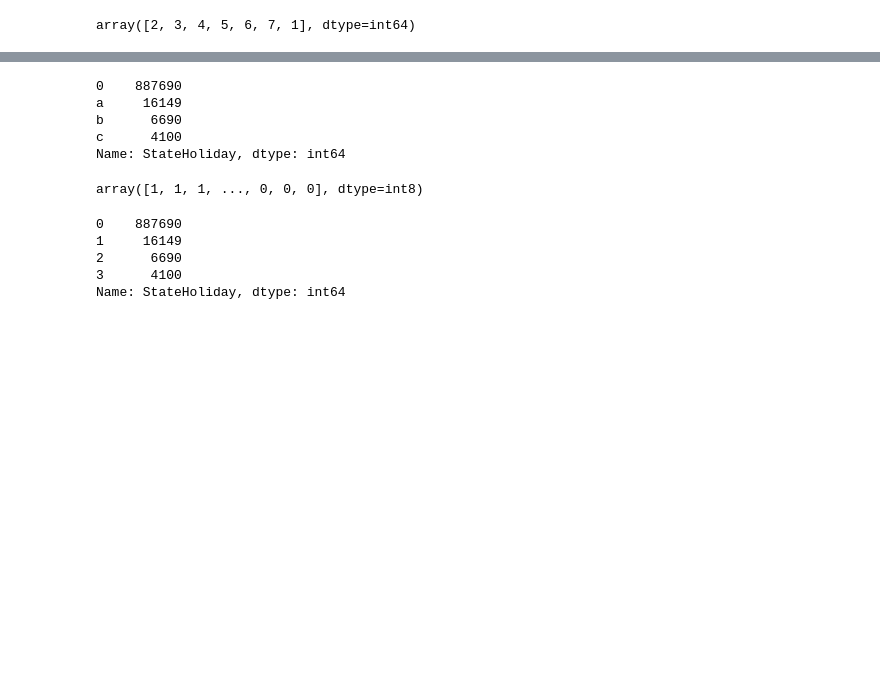
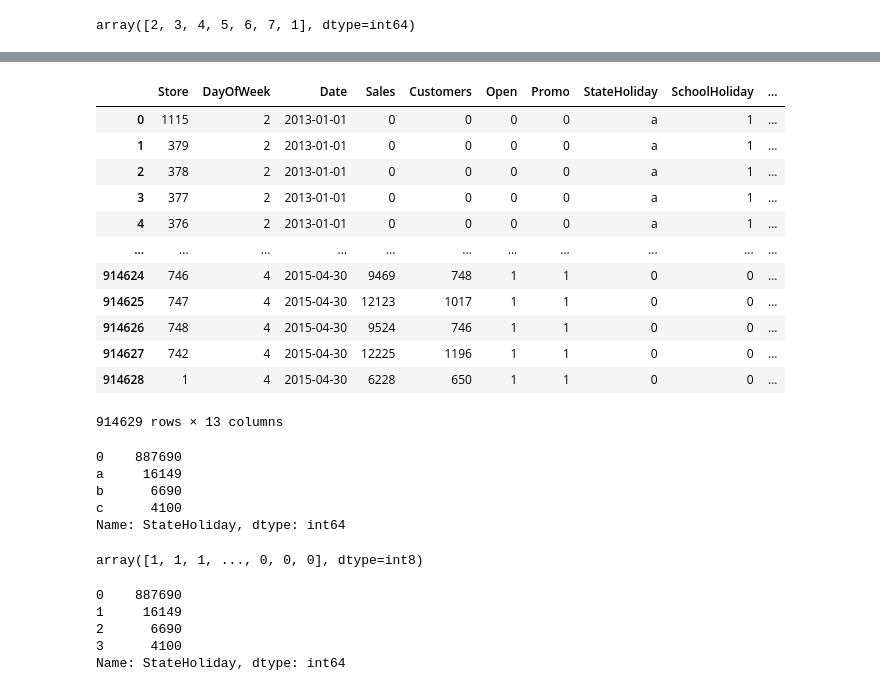
Before and after one commit to mcabanlit/drug-store-chain, a Jupyter notebook: drug-store-sales-prediction.ipynb, the cells around one changed output, grey strips where cells are left out. Drawn from its saved outputs; the diff is of its cells as text; code cells hidden in the pictures; blank space fills up the shorter version.

```diff
--- a/drug-store-sales-prediction.ipynb
+++ b/drug-store-sales-prediction.ipynb
@@ -149,7 +141,4 @@ saleDayOfYear    0
 dtype: int64
-# %%
-# Now that we have enriched the DataFrame with columnized features for our date, we can remove the Date column
-sales_df.drop("Date", axis=1, inplace=True)
 # %%
 for label, content in sales_df.items():
     if not pd.api.types.is_numeric_dtype(content):
@@ -158,4 +148,20 @@ for label, content in sales_df.items():
 StateHoliday
+# %%
+sales_df
+# %% [output]
+|  | Store | DayOfWeek | Date | Sales | Customers | Open | Promo | StateHoliday | SchoolHoliday | ... |
+| 0 | 1115 | 2 | 2013-01-01 | 0 | 0 | 0 | 0 | a | 1 | ... |
+| 1 | 379 | 2 | 2013-01-01 | 0 | 0 | 0 | 0 | a | 1 | ... |
+| 2 | 378 | 2 | 2013-01-01 | 0 | 0 | 0 | 0 | a | 1 | ... |
+| 3 | 377 | 2 | 2013-01-01 | 0 | 0 | 0 | 0 | a | 1 | ... |
+| 4 | 376 | 2 | 2013-01-01 | 0 | 0 | 0 | 0 | a | 1 | ... |
+| ... | ... | ... | ... | ... | ... | ... | ... | ... | ... | ... |
+| 914624 | 746 | 4 | 2015-04-30 | 9469 | 748 | 1 | 1 | 0 | 0 | ... |
+| 914625 | 747 | 4 | 2015-04-30 | 12123 | 1017 | 1 | 1 | 0 | 0 | ... |
+| 914626 | 748 | 4 | 2015-04-30 | 9524 | 746 | 1 | 1 | 0 | 0 | ... |
+| 914627 | 742 | 4 | 2015-04-30 | 12225 | 1196 | 1 | 1 | 0 | 0 | ... |
+| 914628 | 1 | 4 | 2015-04-30 | 6228 | 650 | 1 | 1 | 0 | 0 | ... |
+914629 rows × 13 columns
 # %%
 sales_df.StateHoliday.value_counts()
 # %% [output]
```
Also changed, not shown: parts of 47 cells of this notebook, 1 other file.
